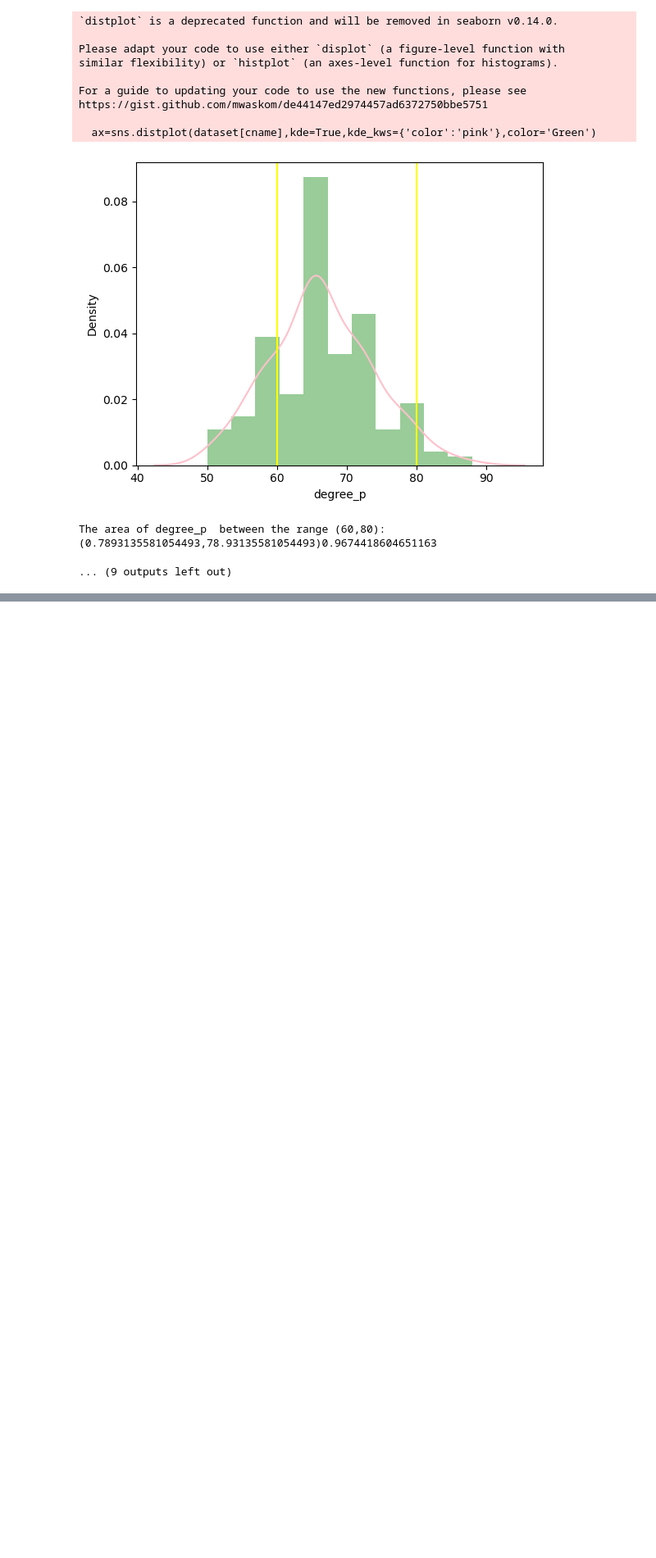
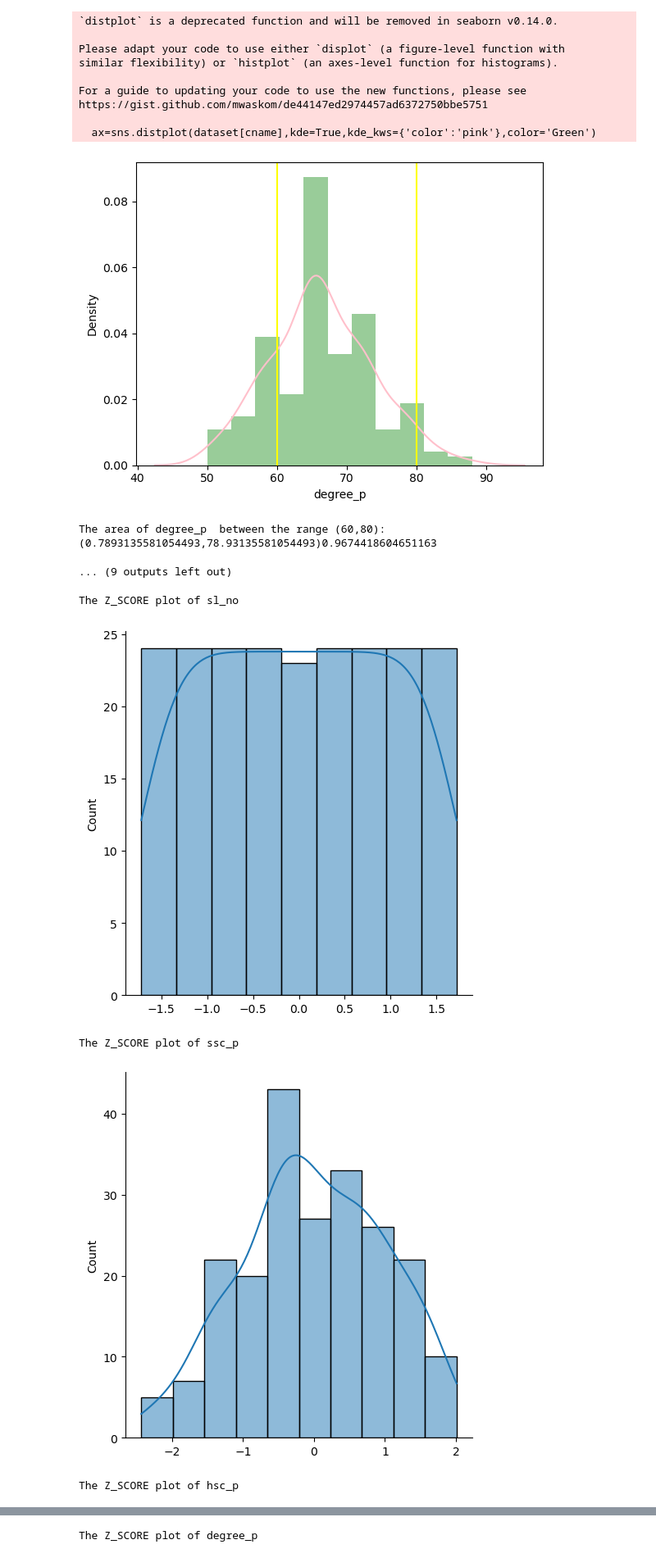
Before and after one commit to Roselinstanley/Univariate, a Jupyter notebook: normaland PDF.ipynb, the cells around one changed output, grey strips where cells are left out. Shown: that part at 82% size. Saved outputs shown, nothing was run; the diff lists cells and outputs as text; code cells hidden in the pictures; blank space fills up the shorter version.

```diff
--- a/normaland PDF.ipynb
+++ b/normaland PDF.ipynb
@@ -100,3 +100,22 @@ https://gist.github.com/mwaskom/de44147ed2974457ad6372750bbe5751
 [figure]
 The area of degree_p  between the range (60,80):(0.7893135581054493,78.93135581054493)0.9674418604651163
 ... (9 outputs left out)
+# %%
+def std_normal(dataset):
+    for cname in quan:
+        mean=dataset[cname].mean()
+        std=dataset[cname].std()
+        values=[i for i in dataset[cname]]
+        z_score=[((j-mean)/std) for j in values]
+        print("The Z_SCORE plot of",cname)
+        sns.displot(z_score,kde=True)
+        plt.show()
+    return
+# %%
+std_normal(dataset)
+# %% [output]
+The Z_SCORE plot of sl_no
+[figure, added]
+The Z_SCORE plot of ssc_p
+[figure, added]
+The Z_SCORE plot of hsc_p
@@ -102,0 +123 @@ The area of degree_p  between the range (60,80):(0.7893135581054493,78.931355810
+The Z_SCORE plot of degree_p
```
Also changed, not shown: parts of 1 cell of this notebook, 1 other file.
